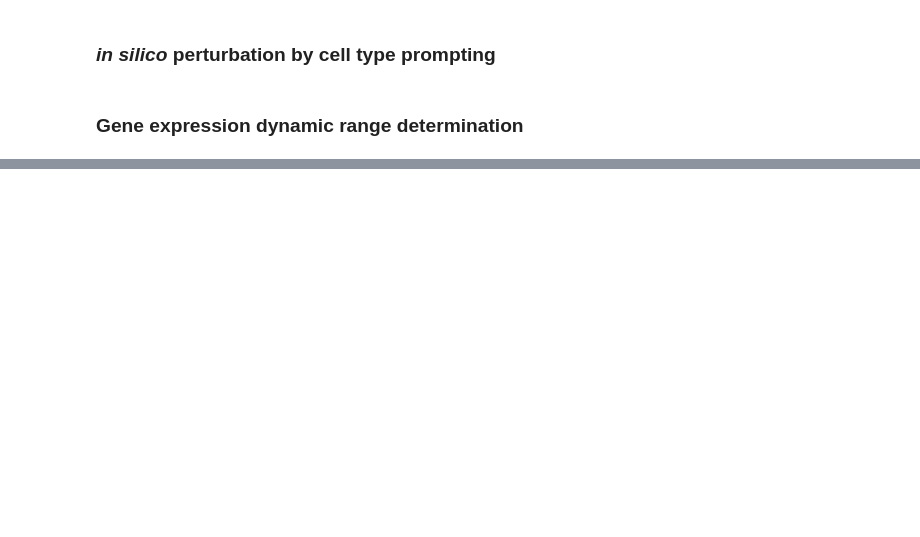
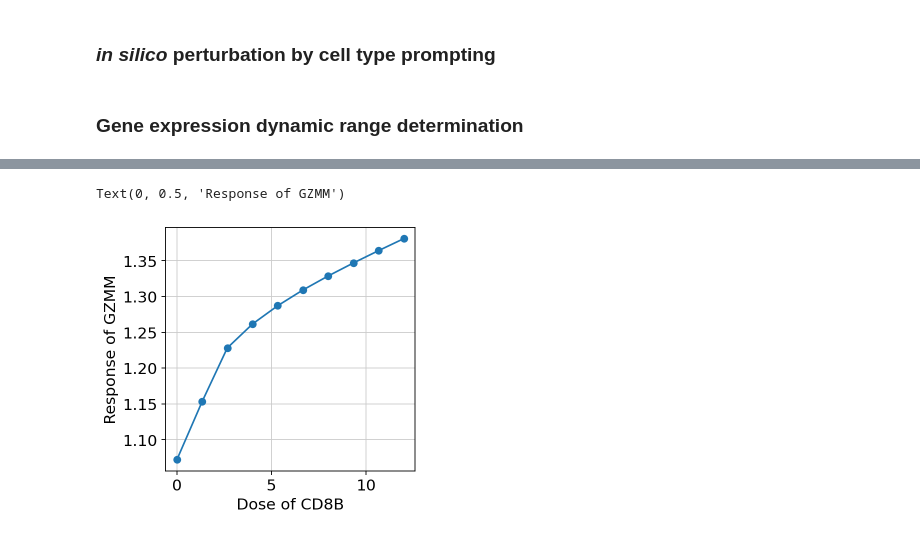
Before and after one commit to cellarium-ai/cellarium-ml, a Jupyter notebook: notebooks/cellariumgpt_inference/09_linear_response_by_cell_type_prompting.ipynb, the cells around one changed output, grey strips where cells are left out. Cells and saved outputs as stored; diff of their text form; code cells hidden in the pictures; blank space fills up the shorter version.

```diff
--- a/notebooks/cellariumgpt_inference/09_linear_response_by_cell_type_prompting.ipynb
+++ b/notebooks/cellariumgpt_inference/09_linear_response_by_cell_type_prompting.ipynb
@@ -95,0 +150,17 @@ ENSG00000229117: 1110, RPL41
+# %%
+n_points = 10
+query_chunk_size = 64
+
+dose_response_dict = ctx.generate_gene_dose_response_for_metadata(
+    assay=assay,
+    suspension_type=suspension_type,
+    prompt_metadata_dict=prompt_metadata_dict,
+    total_mrna_umis=total_mrna_umis,
+    query_gene_ids=filtered_query_gene_ids,
+    perturb_gene_ids=filtered_perturb_gene_ids,
+    x_lo_p=filtered_x_lo_q,
+    x_hi_p=filtered_x_hi_q,
+    n_points=n_points,
+    query_chunk_size=query_chunk_size,
+    max_counts=max_counts,
+)
@@ -95,0 +192,12 @@ ENSG00000229117: 1110, RPL41
+# %%
+p = filtered_perturb_gene_symbols.index('CD8B')
+q = filtered_query_gene_symbols.index('GZMM')
+
+fig, ax = plt.subplots()
+
+ax.plot(dose_response_dict['doses_pi'][p, :], dose_response_dict['responses_mean_pqi'][p, q, :], marker='o')
+ax.set_xlabel(f"Dose of {filtered_perturb_gene_symbols[p]}")
+ax.set_ylabel(f"Response of {filtered_query_gene_symbols[q]}")
+# %% [output]
+Text(0, 0.5, 'Response of GZMM')
+[figure, added]
```
Also changed, not shown: parts of 12 cells of this notebook, 1 other file.
